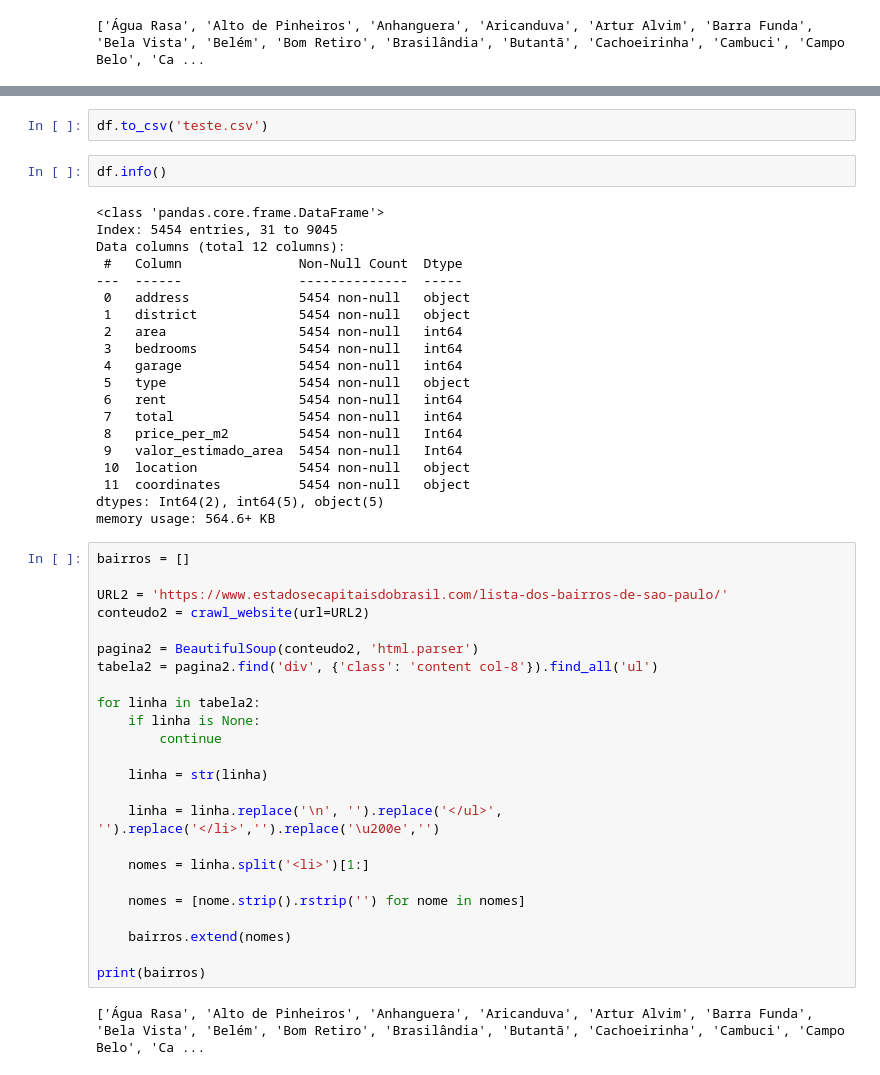
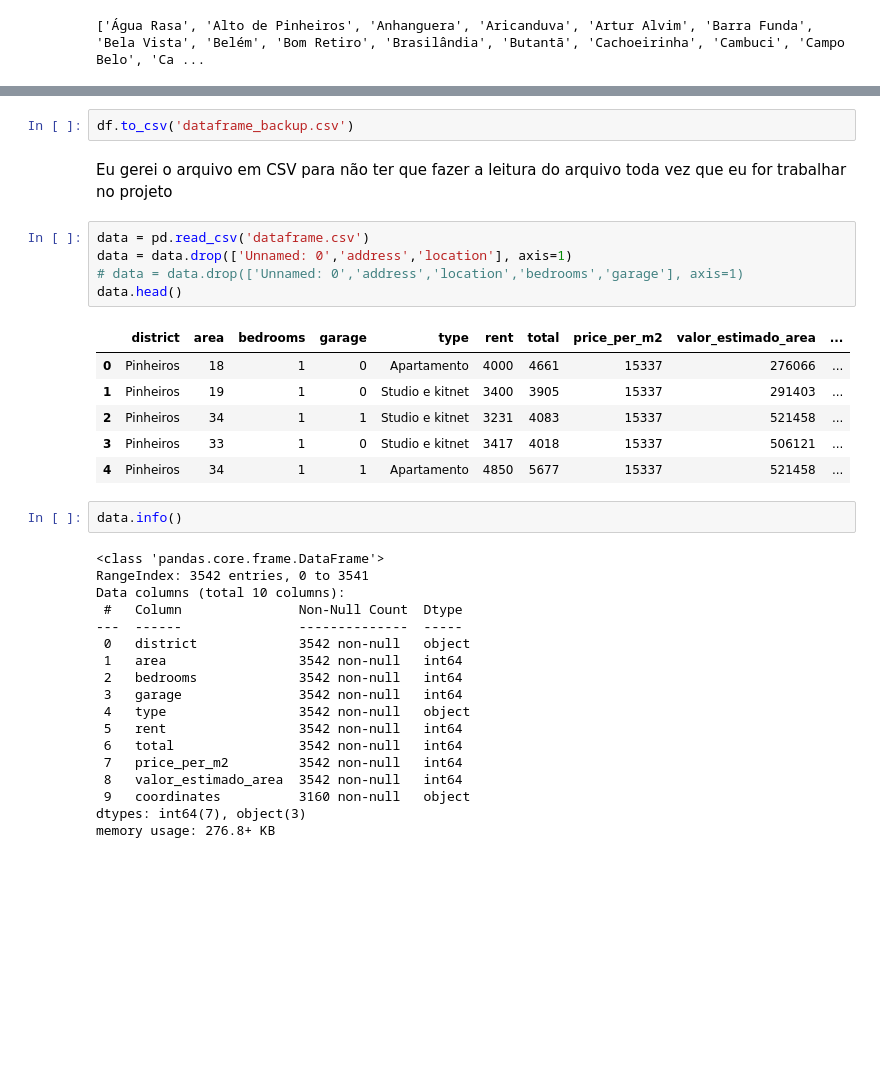
Before and after one commit to Caiombr/analise_dados_sp, a Jupyter notebook: saopaulo_precos.ipynb, the cells around one changed output, grey strips where cells are left out. Cells and saved outputs as stored; diff of their text form; blank space fills up the shorter version.

```diff
--- a/saopaulo_precos.ipynb
+++ b/saopaulo_precos.ipynb
@@ -183,50 +226,36 @@ df['coordinates'] = df['location'].apply(geocode).apply(lambda x: (x.latitude, x
 # %%
-df.to_csv('teste.csv')
+df.to_csv('dataframe_backup.csv')
+# %% [markdown]
+Eu gerei o arquivo em CSV para não ter que fazer a leitura do arquivo toda vez que eu for trabalhar no projeto
+# %%
+data = pd.read_csv('dataframe.csv')
+data = data.drop(['Unnamed: 0','address','location'], axis=1)
+# data = data.drop(['Unnamed: 0','address','location','bedrooms','garage'], axis=1)
+data.head()
+# %% [output]
+|  | district | area | bedrooms | garage | type | rent | total | price_per_m2 | valor_estimado_area | ... |
+| 0 | Pinheiros | 18 | 1 | 0 | Apartamento | 4000 | 4661 | 15337 | 276066 | ... |
+| 1 | Pinheiros | 19 | 1 | 0 | Studio e kitnet | 3400 | 3905 | 15337 | 291403 | ... |
+| 2 | Pinheiros | 34 | 1 | 1 | Studio e kitnet | 3231 | 4083 | 15337 | 521458 | ... |
+| 3 | Pinheiros | 33 | 1 | 0 | Studio e kitnet | 3417 | 4018 | 15337 | 506121 | ... |
+| 4 | Pinheiros | 34 | 1 | 1 | Apartamento | 4850 | 5677 | 15337 | 521458 | ... |
 # %%
-df.info()
+data.info()
 # %% [output]
 <class 'pandas.core.frame.DataFrame'>
-Index: 5454 entries, 31 to 9045
-Data columns (total 12 columns):
+RangeIndex: 3542 entries, 0 to 3541
+Data columns (total 10 columns):
  #   Column               Non-Null Count  Dtype
 ---  ------               --------------  -----
- 0   address              5454 non-null   object
- 1   district             5454 non-null   object
- 2   area                 5454 non-null   int64
- 3   bedrooms             5454 non-null   int64
- 4   garage               5454 non-null   int64
- 5   type                 5454 non-null   object
- 6   rent                 5454 non-null   int64
- 7   total                5454 non-null   int64
- 8   price_per_m2         5454 non-null   Int64
- 9   valor_estimado_area  5454 non-null   Int64
- 10  location             5454 non-null   object
- 11  coordinates          5454 non-null   object
-dtypes: Int64(2), int64(5), object(5)
-memory usage: 564.6+ KB
+ 0   district             3542 non-null   object
+ 1   area                 3542 non-null   int64
+ 2   bedrooms             3542 non-null   int64
+ 3   garage               3542 non-null   int64
+ 4   type                 3542 non-null   object
+ 5   rent                 3542 non-null   int64
+ 6   total                3542 non-null   int64
+ 7   price_per_m2         3542 non-null   int64
+ 8   valor_estimado_area  3542 non-null   int64
+ 9   coordinates          3160 non-null   object
+dtypes: int64(7), object(3)
+memory usage: 276.8+ KB
-# %%
-bairros = []
-
-URL2 = 'https://www.estadosecapitaisdobrasil.com/lista-dos-bairros-de-sao-paulo/'
-conteudo2 = crawl_website(url=URL2)
-
-pagina2 = BeautifulSoup(conteudo2, 'html.parser')
-tabela2 = pagina2.find('div', {'class': 'content col-8'}).find_all('ul')
-
-for linha in tabela2:
-    if linha is None:
-        continue
-
-    linha = str(linha)
-
-    linha = linha.replace('\n', '').replace('</ul>', '').replace('</li>','').replace('\u200e','')
-
-    nomes = linha.split('<li>')[1:]
-
-    nomes = [nome.strip().rstrip('') for nome in nomes]
-
-    bairros.extend(nomes)
-
-print(bairros)
-# %% [output]
-['Água Rasa', 'Alto de Pinheiros', 'Anhanguera', 'Aricanduva', 'Artur Alvim', 'Barra Funda', 'Bela Vista', 'Belém', 'Bom Retiro', 'Brasilândia', 'Butantã', 'Cachoeirinha', 'Cambuci', 'Campo Belo', 'Ca ...
```
Also changed, not shown: parts of 29 cells of this notebook, 2 other files.
